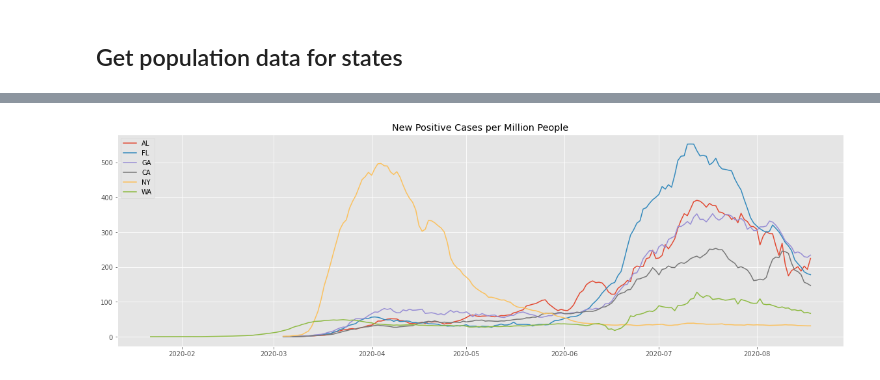
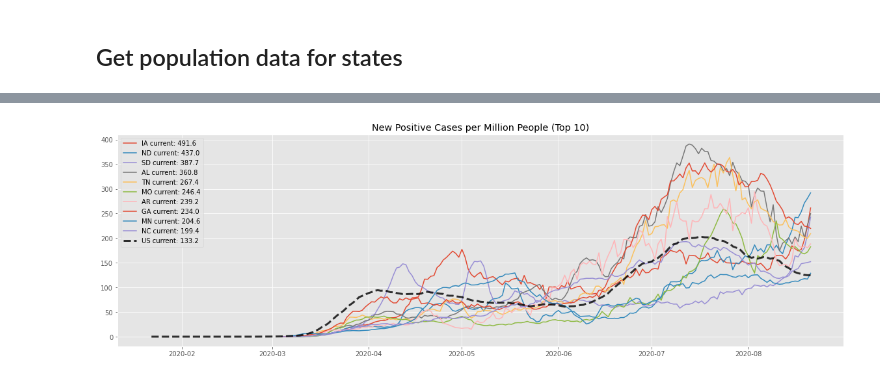
Before and after one commit to venturaville/covid19, a Jupyter notebook: covid19.ipynb, the cells around one changed output, grey strips where cells are left out. Saved outputs shown, nothing was run; the diff lists cells and outputs as text; code cells hidden in the pictures.

```diff
--- a/covid19.ipynb
+++ b/covid19.ipynb
@@ -26,5 +28,9 @@ print(states)
 # %%
 #states = ['AL','GA','FL','TN','LA','CA','NY','WA']
+response = requests.request("GET",'https://api.covidtracking.com/v1/us/daily.json')
+usdf = pd.read_json(response.text)
+usdf['date'] = pd.to_datetime(usdf['date'], format='%Y%m%d')
+
 df = pd.DataFrame()
 for state in states:
     url='https://api.covidtracking.com/v1/states/{s}/daily.json'.format(s = state.lower())
@@ -32,8 +38,6 @@ for state in states:
     statedf = pd.read_json(response.text)
     statedf['date'] = pd.to_datetime(statedf['date'], format='%Y%m%d')
     df = pd.concat([df,statedf])
-#df.rename(columns={'state': 'Code'},inplace=True)
-#print(df.head())
 print(df.head())
 # %% [output]
 date state  positive  negative  pending  hospitalizedCurrently  \
@@ -56,14 +60,18 @@ date state  positive  negative  pending  hospitalizedCurrently  \
 # %% [markdown]
 ## Get population data for states
 # %%
+usdf['POPESTIMATE2019'] = 330183381
 abbrevdf = pd.read_json('state_abbreviations.json')
 popdf = pd.read_csv("scprc-est2019-18+pop-res.csv")
 popdf.rename(columns={'NAME': 'State'}, inplace=True)
 popdf = popdf.join(abbrevdf.set_index('State'), on='State')
-#print(popdf.head())
-population = popdf.loc[popdf['State'] == 'Alabama']['POPESTIMATE2019']
-print(population)
-df = df.join(popdf.set_index('Code'), on='state')
+#print(popdf.statedf
+#population = popdf.loc[popdf['State'] == 'Alabama']['POPESTIMATE2019']
+#print(population)
+print(popdf.head())
+print("-------------")
+print(df.head())
+df = df.join(popdf.set_index('Code'), on='state',lsuffix='',rsuffix='pop_')
 #df['POPESTIMATE2019'] = df['POPESTIMATE2019'].fillna(0)
 df.head()
 # %% [output]
@@ -79,16 +102,24 @@ Name: POPESTIMATE2019, dtype: int64
 # %%
 df['popPositiveIncrease'] = df['positiveIncrease'] / df['POPESTIMATE2019'] * 1000000
+usdf['popPositiveIncrease'] = usdf['positiveIncrease'] / usdf['POPESTIMATE2019'] * 1000000
 plt.style.use('ggplot')
 plots = []
 labels = []
 plt.rcParams["figure.figsize"] = (20,6)
-for state in ['AL','FL','GA','CA','NY','WA']:
+# Get ordered list of states by current popPositiveIncrease
+top_states = df.sort_values(by='date').drop_duplicates(subset=['state'], keep='last').sort_values(by='popPositiveIncrease',ascending=False)
+for state in top_states['state'].head(10):
     statedf = df[df['state'] == state]
     plot, = plt.plot(statedf['date'],statedf['popPositiveIncrease'].rolling(window=7).mean(),label=state)
     plots.append(plot)
-    labels.append(state)
+    currentIncrease = statedf.sort_values(by='date').iloc[-1,:].popPositiveIncrease
+    labels.append("{} current: {:.1f}".format(state,currentIncrease))
+plot, = plt.plot(usdf['date'],usdf['popPositiveIncrease'].rolling(window=7).mean(),label='US',linestyle='--',linewidth=3,color='black',alpha=0.8)
+plots.append(plot)
+currentIncrease = usdf.sort_values(by='date').iloc[-1,:].popPositiveIncrease
+labels.append("{} current: {:.1f}".format('US',currentIncrease))
 plt.legend(handles=plots, labels=labels,loc='upper left')
-plt.title('New Positive Cases per Million People')
+plt.title('New Positive Cases per Million People (Top 10)')
 plt.show()
 # %% [output]
-[figure, old version]
+[figure, new version]
```
Also changed, not shown: parts of 5 cells of this notebook.
